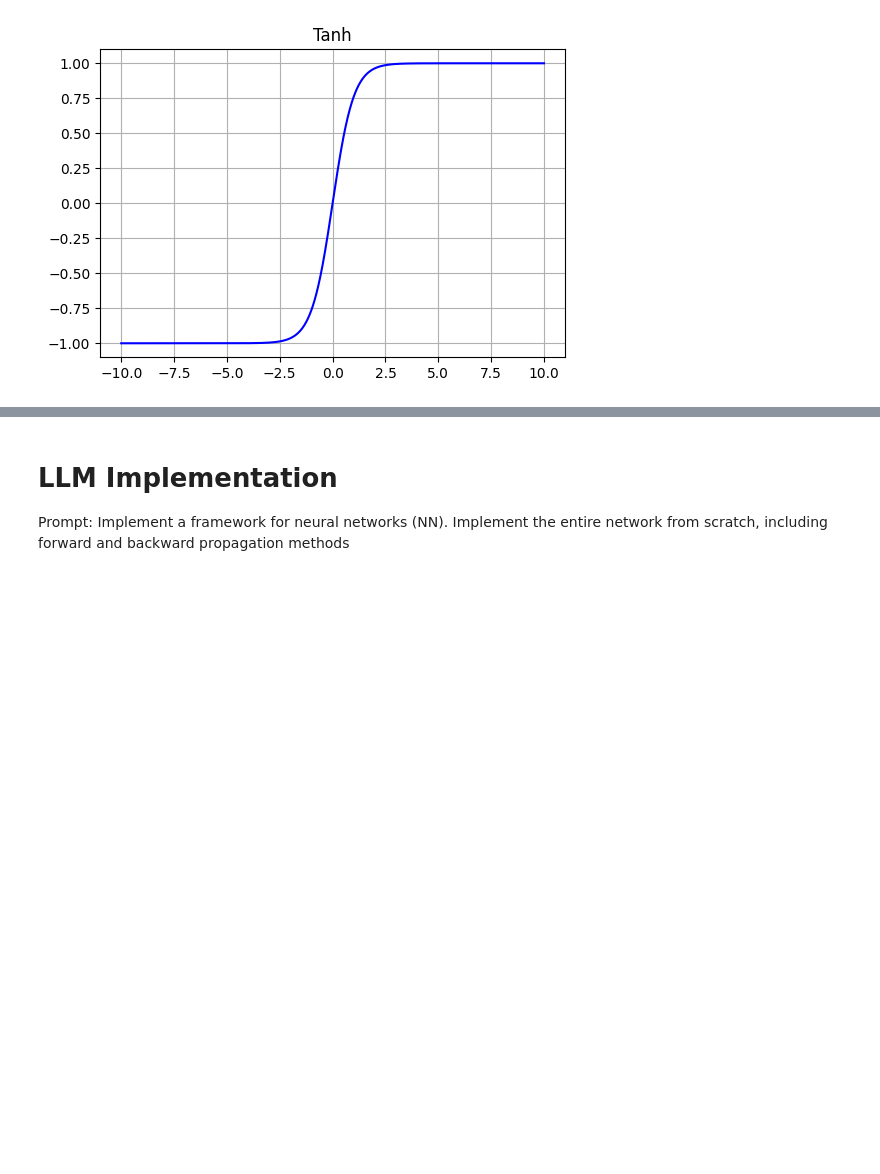
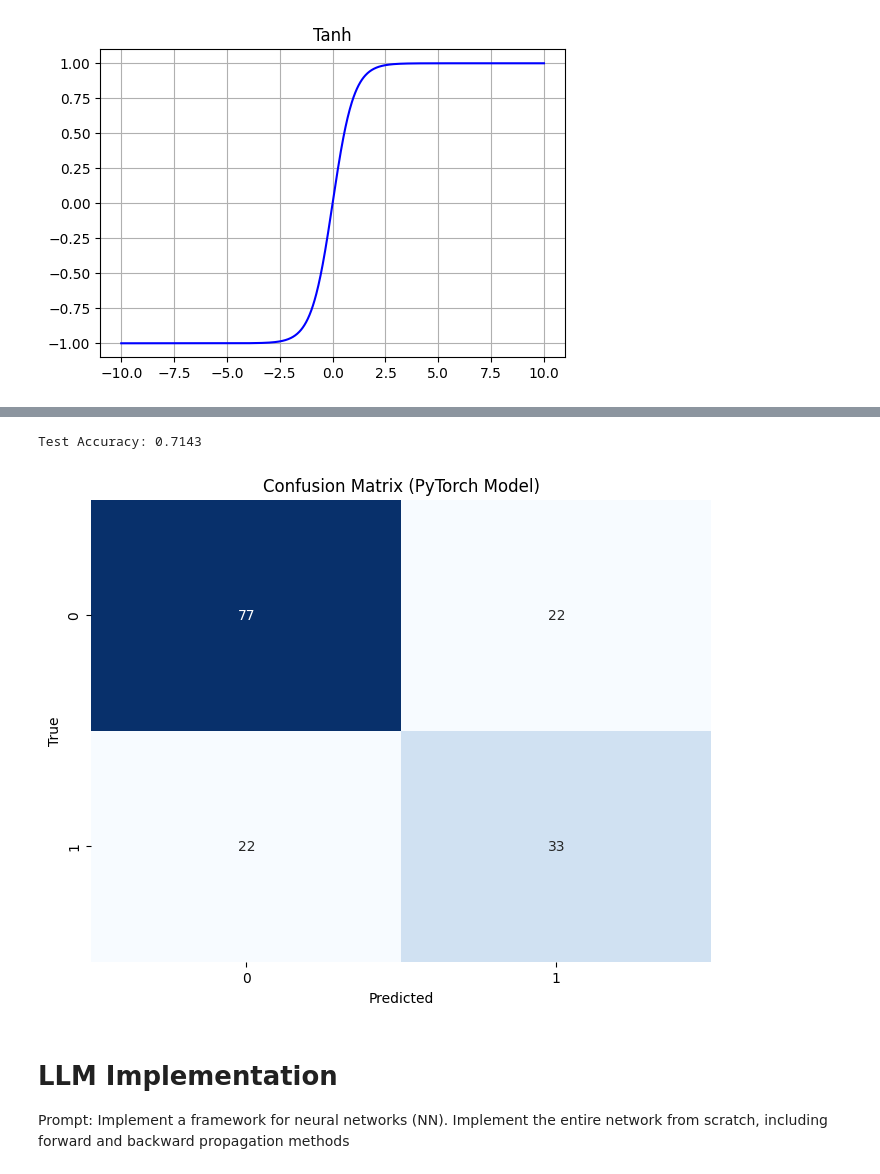
Before and after one commit to paulhoenes/ML_EX2, a Jupyter notebook: NN2.ipynb, the cells around one changed output, grey strips where cells are left out. Cells and saved outputs as stored; diff of their text form; code cells hidden in the pictures; blank space fills up the shorter version.

```diff
--- a/NN2.ipynb
+++ b/NN2.ipynb
@@ -342,2 +346,14 @@ plot_function(x, t, 'Tanh')
+# %%
+# Data
+# X_train, X_test, y_train, y_test = train_test_split(X, y, test_size=0.2, random_state=42)
+import torch
+
+# Features: float32
+X_train_torch = torch.tensor(X_train, dtype=torch.float32)
+X_test_torch  = torch.tensor(X_test, dtype=torch.float32)
+
+# Targets: float32 UND als Spaltenvektor (N, 1)
+y_train_torch = torch.tensor(y_train, dtype=torch.float32).view(-1, 1)
+y_test_torch  = torch.tensor(y_test, dtype=torch.float32).view(-1, 1)
 # %%
 import torch
@@ -420,3 +414,23 @@ RuntimeError: 0D or 1D target tensor expected, multi-target not supported
+# %%
+# Predict on test
+outputs_test = model(X_test_torch)
+# Convert predictions to binary with a threshold of 0.5
+y_pred_test = (outputs_test >= 0.5).float()
+# Calculate accuracy
+accuracy_test = (y_pred_test == y_test_torch).float().mean()
+print(f"Test Accuracy: {accuracy_test:.4f}")
+# Confusion Matrix
+from sklearn.metrics import confusion_matrix
+cm_test = confusion_matrix(y_test_torch.numpy(), y_pred_test.numpy())
+plt.figure(figsize=(8, 6))
+sns.heatmap(cm_test, annot=True, fmt='d', cmap='Blues', cbar=False)
+plt.xlabel('Predicted')
+plt.ylabel('True')
+plt.title('Confusion Matrix (PyTorch Model)')
+plt.show()
+# %% [output]
+Test Accuracy: 0.7143
+[figure, added]
 # %% [markdown]
 # LLM Implementation
 
```
Also changed, not shown: parts of 3 cells of this notebook.
